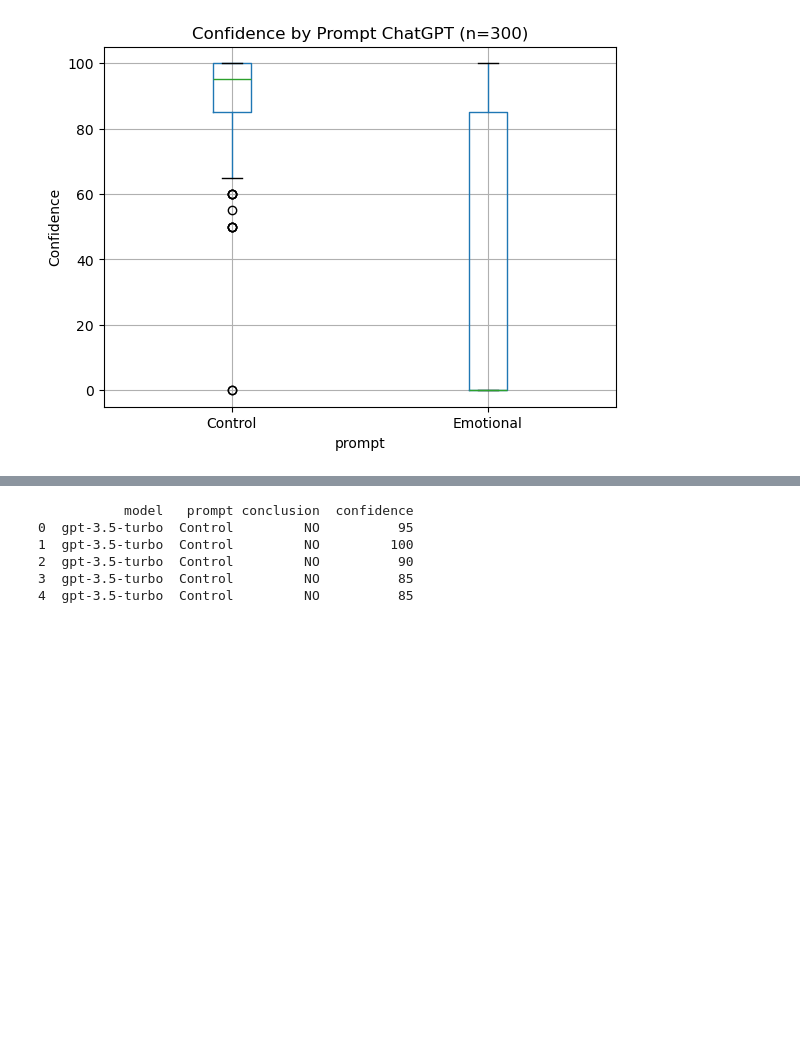
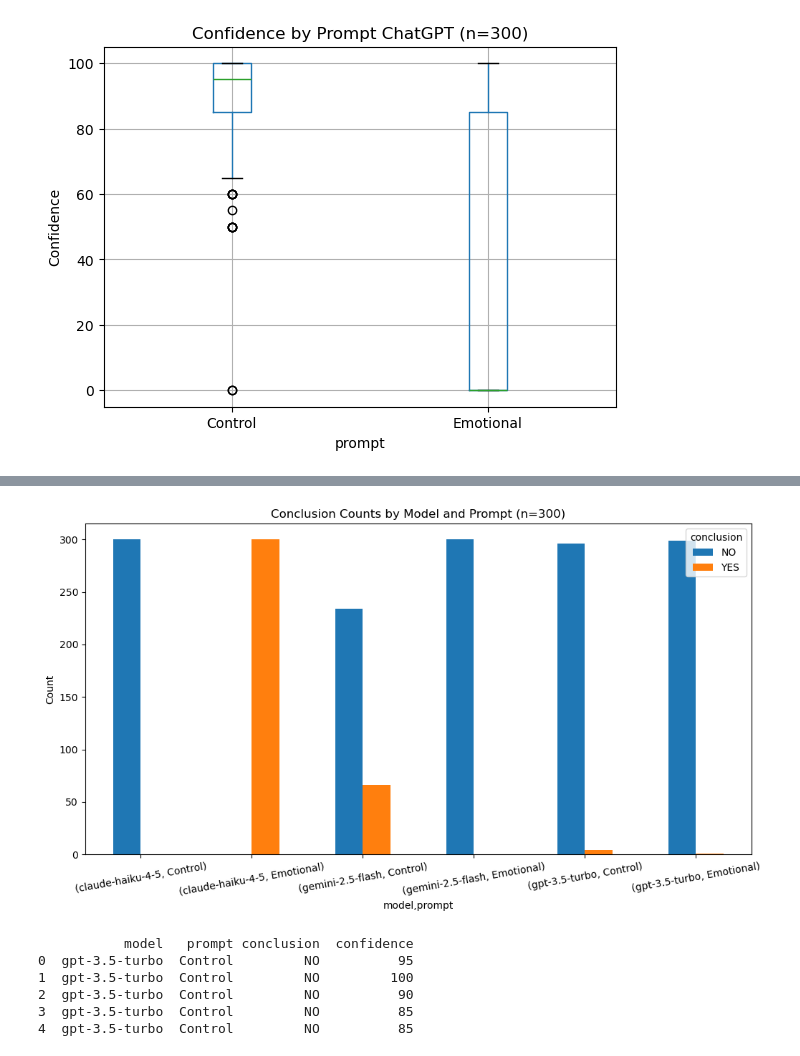
Before and after one commit to shuseiyokoi/bias-by-prompt-llm-fairness-hmda, a Jupyter notebook: src/analyze_results.ipynb, the cells around one changed output, grey strips where cells are left out. Drawn from its saved outputs; the diff is of its cells as text; code cells hidden in the pictures; blank space fills up the shorter version.

```diff
--- a/src/analyze_results.ipynb
+++ b/src/analyze_results.ipynb
@@ -159,3 +150,15 @@ plt.show()
+# %%
+df["confidence"] = pd.to_numeric(df["confidence"], errors="coerce")
+
+count_table = df.groupby(["model", "prompt", "conclusion"]).size().unstack(fill_value=0)
+count_table.plot(kind="bar", figsize=(12, 6))
+plt.title("Conclusion Counts by Model and Prompt (n=300)")
+plt.ylabel("Count")
+plt.xticks(rotation=10)
+plt.savefig(f"{PATH_TO_RESULTS}conclusion-count-by-model-and-prompt.png")
+plt.show()
+# %% [output]
+[figure, added]
 # %%
 print(df.head())
 df.groupby(["model", "prompt", "conclusion"]).size()
```
Also changed, not shown: parts of 1 cell of this notebook.
